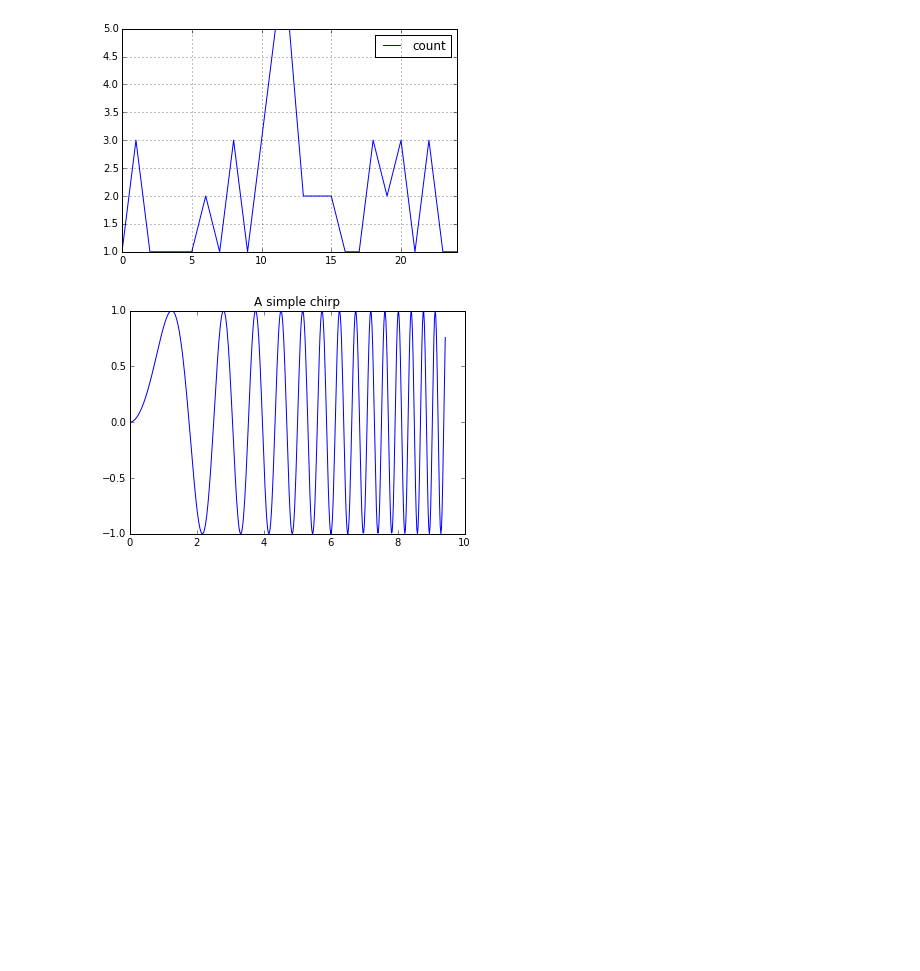
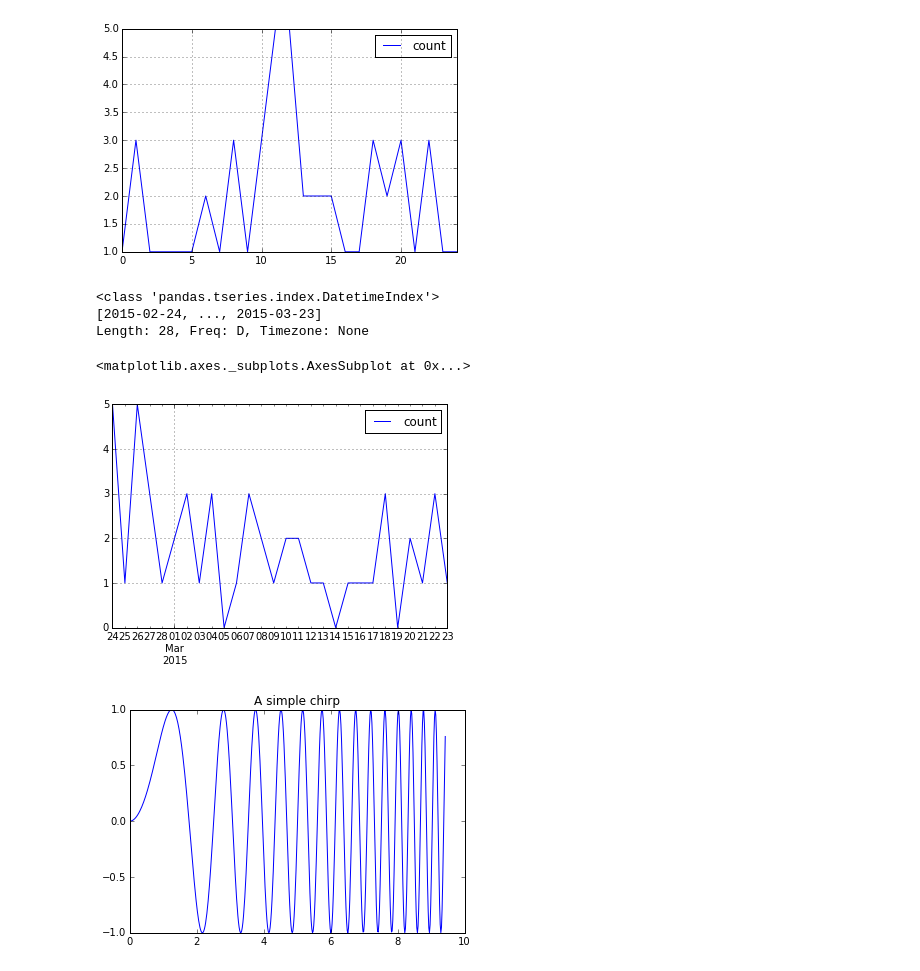
Before and after one commit to cdr-stats/cdr-stats, a Jupyter notebook: addons/notebook/Playground_pydata.ipynb, the cells around one changed output. Drawn from its saved outputs; the diff is of its cells as text; code cells hidden in the pictures; blank space fills up the shorter version.

Commit message:
add notebook of work inprogress on pandas

```diff
--- a/addons/notebook/Playground_pydata.ipynb
+++ b/addons/notebook/Playground_pydata.ipynb
@@ -40,6 +40,21 @@ df.plot()
 # %% [output]
 <matplotlib.axes._subplots.AxesSubplot at 0x...>
 [figure]
+# %%
+df.date = pd.to_datetime(df.date)
+df.set_index('date', inplace=True)
+df = df.reindex(pd.date_range(min(df.index), max(df.index)), fill_value=0)
+# %%
+pd.date_range(min(df.index), max(df.index))
+# %% [output]
+<class 'pandas.tseries.index.DatetimeIndex'>
+[2015-02-24, ..., 2015-03-23]
+Length: 28, Freq: D, Timezone: None
+# %%
+df.plot()
+# %% [output]
+<matplotlib.axes._subplots.AxesSubplot at 0x...>
+[figure, added]
 # %%
 import matplotlib.pyplot as plt
 import numpy as np
```
Also changed, not shown: parts of 11 cells of this notebook, 3 other files.
